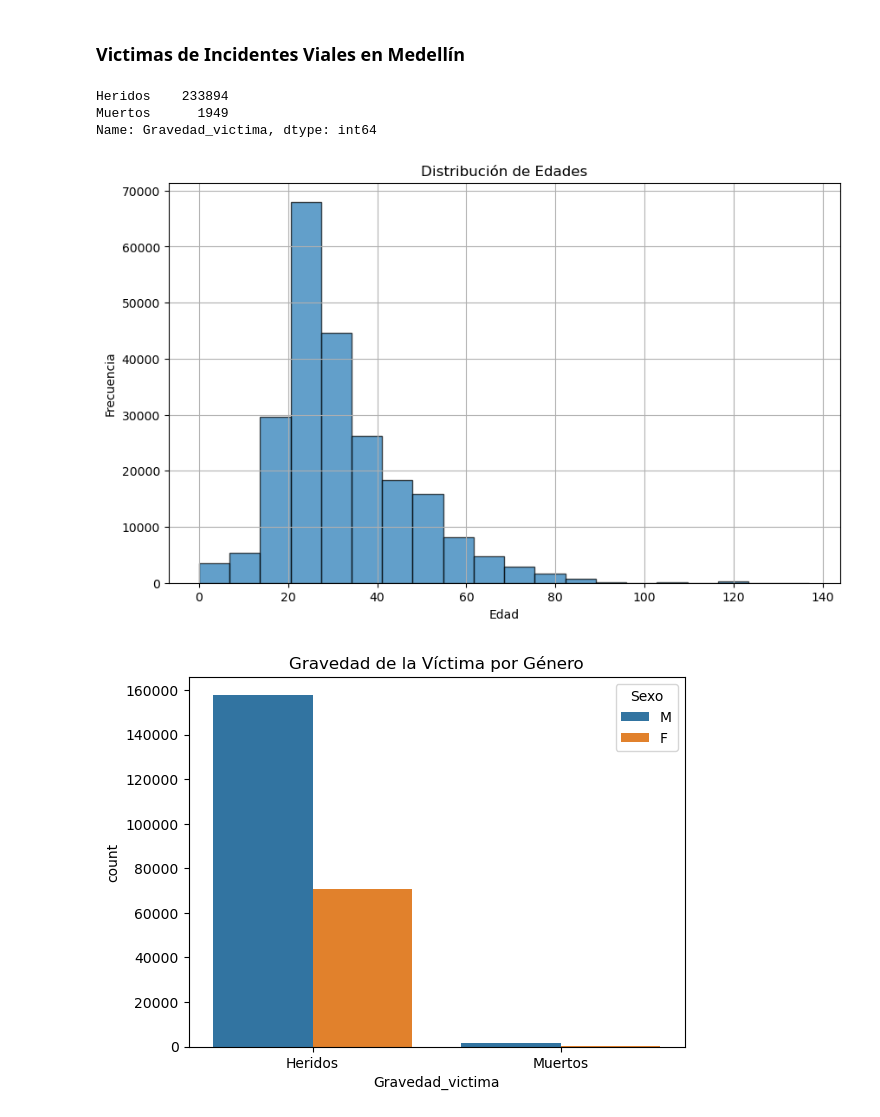
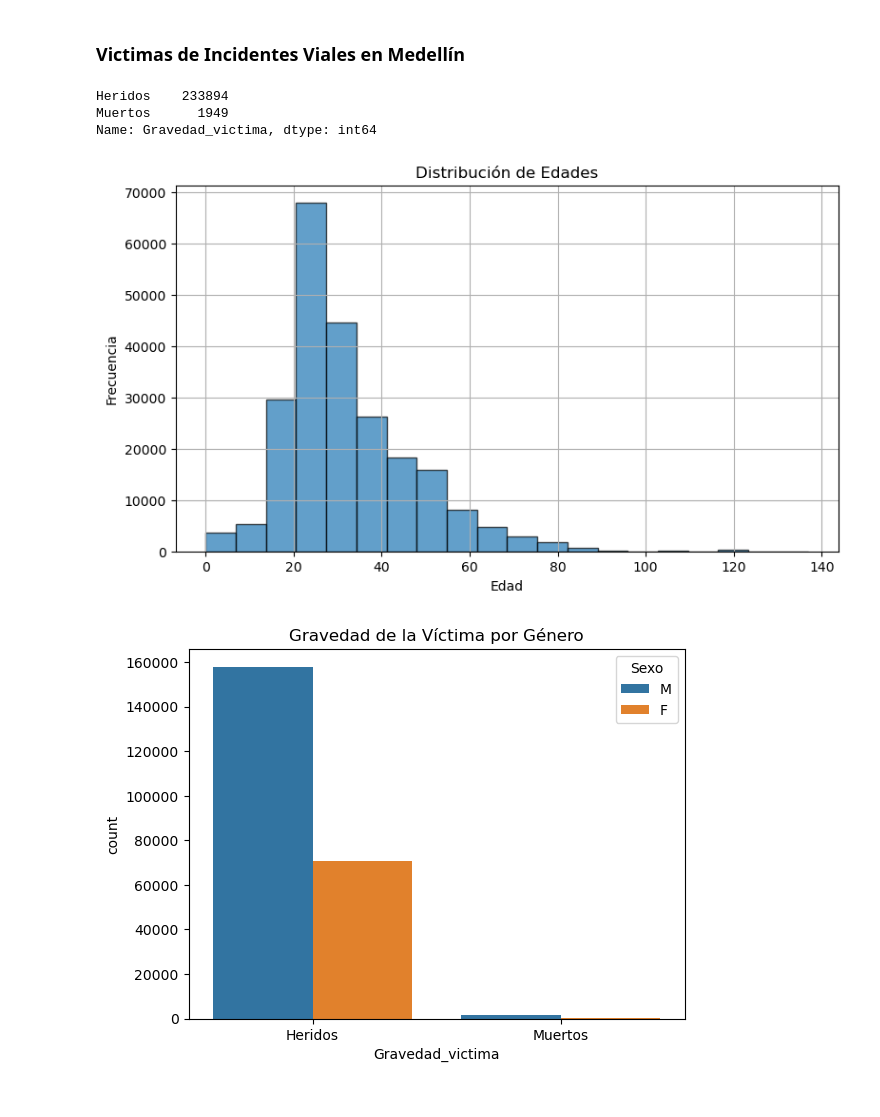
Before and after one commit to SebasMora28/Proyecto_analitica_aplicada, a Jupyter notebook: data_exploration.ipynb, the cells around one changed output. Drawn from its saved outputs; the diff is of its cells as text; code cells hidden in the pictures.

```diff
--- a/data_exploration.ipynb
+++ b/data_exploration.ipynb
@@ -222,33 +222,33 @@ def convert_age_to_int(age_str):
     if isinstance(age_str, str) and '-' in age_str:
         ages = re.findall(r'\d+', age_str)  # Extraer los números del rango
         return (int(ages[0]) + int(ages[1])) // 2  # Promedio de los valores del rango
     else:
         return int(age_str)  # Si es un valor único, simplemente conviértelo a entero
 
 # Eliminar filas con valores NaN en la columna 'Edad'
 
 
 mede_victimas['Edad'] = mede_victimas['Edad'].apply(convert_age_to_int)
 mede_victimas['Edad'].unique()
 
 # Distribución de edades
 
-plt.figure(figsize=(10, 6))
+plt.figure(figsize=(9, 5))
 plt.hist(mede_victimas['Edad'], bins=20, edgecolor='black', alpha=0.7)
 plt.xlabel('Edad')
 plt.ylabel('Frecuencia')
 plt.title('Distribución de Edades')
 plt.grid(True)
 plt.show()
 
 # Relación entre gravedad de la víctima y género
 
 sns.countplot(x='Gravedad_victima', hue='Sexo', data=mede_victimas)
 plt.title('Gravedad de la Víctima por Género')
 plt.show()
 # %% [output]
 Heridos    233894
 Muertos      1949
 Name: Gravedad_victima, dtype: int64
-[figure, old version]
+[figure, new version]
 [figure]
```
Also changed, not shown: parts of 1 cell of this notebook.
